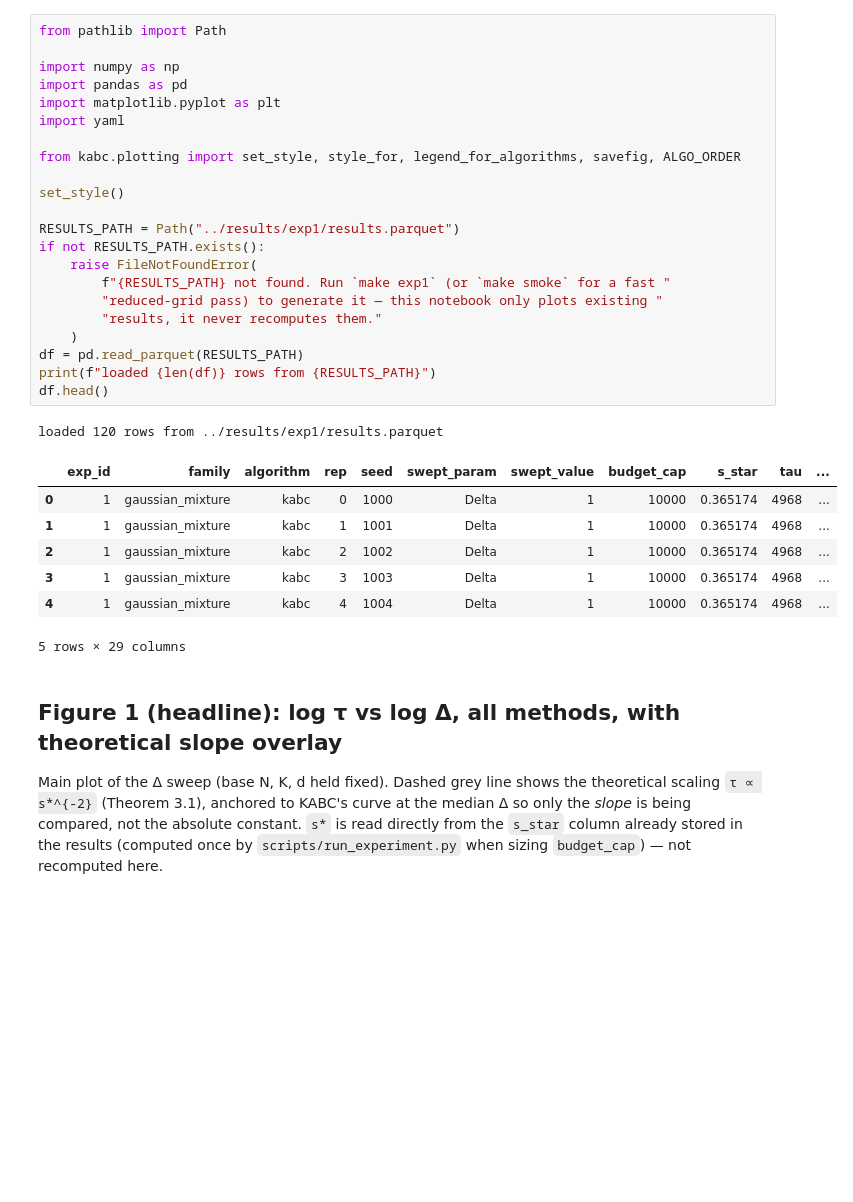
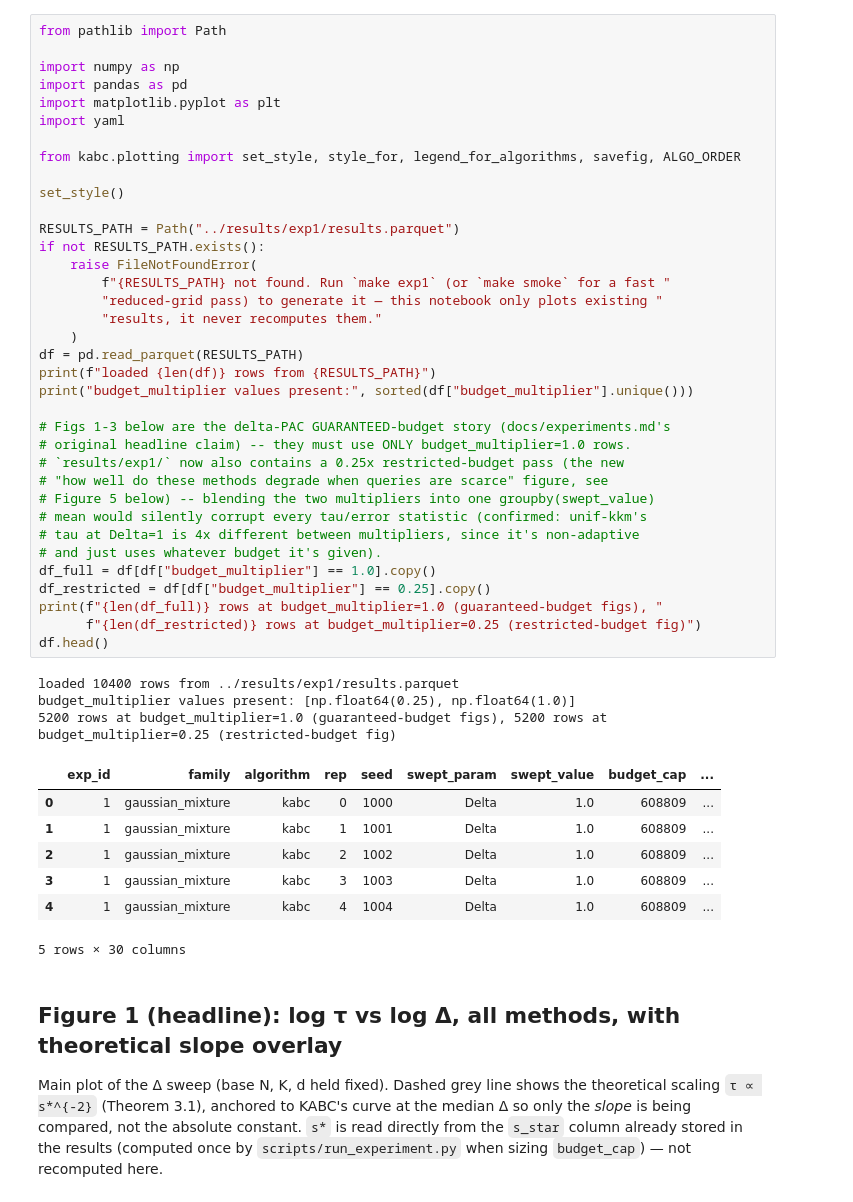
Before and after one commit to gdebarghya/kernel-active-bandit, a Jupyter notebook: notebooks/01_gaussian_mixtures.ipynb, the cells around one changed output. Drawn from its saved outputs; the diff is of its cells as text; blank space fills up the shorter version.

```diff
--- a/notebooks/01_gaussian_mixtures.ipynb
+++ b/notebooks/01_gaussian_mixtures.ipynb
@@ -7,34 +7,50 @@ Figures per `docs/experiments.md`, Experiment 1 “Figures” subsection. This n
 # %%
 from pathlib import Path
 
 import numpy as np
 import pandas as pd
 import matplotlib.pyplot as plt
 import yaml
 
 from kabc.plotting import set_style, style_for, legend_for_algorithms, savefig, ALGO_ORDER
 
 set_style()
 
 RESULTS_PATH = Path("../results/exp1/results.parquet")
 if not RESULTS_PATH.exists():
     raise FileNotFoundError(
         f"{RESULTS_PATH} not found. Run `make exp1` (or `make smoke` for a fast "
         "reduced-grid pass) to generate it — this notebook only plots existing "
         "results, it never recomputes them."
     )
 df = pd.read_parquet(RESULTS_PATH)
 print(f"loaded {len(df)} rows from {RESULTS_PATH}")
+print("budget_multiplier values present:", sorted(df["budget_multiplier"].unique()))
+
+# Figs 1-3 below are the delta-PAC GUARANTEED-budget story (docs/experiments.md's
+# original headline claim) -- they must use ONLY budget_multiplier=1.0 rows.
+# `results/exp1/` now also contains a 0.25x restricted-budget pass (the new
+# "how well do these methods degrade when queries are scarce" figure, see
+# Figure 5 below) -- blending the two multipliers into one groupby(swept_value)
+# mean would silently corrupt every tau/error statistic (confirmed: unif-kkm's
+# tau at Delta=1 is 4x different between multipliers, since it's non-adaptive
+# and just uses whatever budget it's given).
+df_full = df[df["budget_multiplier"] == 1.0].copy()
+df_restricted = df[df["budget_multiplier"] == 0.25].copy()
+print(f"{len(df_full)} rows at budget_multiplier=1.0 (guaranteed-budget figs), "
+      f"{len(df_restricted)} rows at budget_multiplier=0.25 (restricted-budget fig)")
 df.head()
 # %% [output]
-loaded 120 rows from ../results/exp1/results.parquet
+loaded 10400 rows from ../results/exp1/results.parquet
+budget_multiplier values present: [np.float64(0.25), np.float64(1.0)]
+5200 rows at budget_multiplier=1.0 (guaranteed-budget figs), 5200 rows at budget_multiplier=0.25 (restricted-budget fig)
-|  | exp_id | family | algorithm | rep | seed | swept_param | swept_value | budget_cap | s_star | tau | ... |
-| 0 | 1 | gaussian_mixture | kabc | 0 | 1000 | Delta | 1 | 10000 | 0.365174 | 4968 | ... |
-| 1 | 1 | gaussian_mixture | kabc | 1 | 1001 | Delta | 1 | 10000 | 0.365174 | 4968 | ... |
-| 2 | 1 | gaussian_mixture | kabc | 2 | 1002 | Delta | 1 | 10000 | 0.365174 | 4968 | ... |
-| 3 | 1 | gaussian_mixture | kabc | 3 | 1003 | Delta | 1 | 10000 | 0.365174 | 4968 | ... |
-| 4 | 1 | gaussian_mixture | kabc | 4 | 1004 | Delta | 1 | 10000 | 0.365174 | 4968 | ... |
+|  | exp_id | family | algorithm | rep | seed | swept_param | swept_value | budget_cap | ... |
+| 0 | 1 | gaussian_mixture | kabc | 0 | 1000 | Delta | 1.0 | 608809 | ... |
+| 1 | 1 | gaussian_mixture | kabc | 1 | 1001 | Delta | 1.0 | 608809 | ... |
+| 2 | 1 | gaussian_mixture | kabc | 2 | 1002 | Delta | 1.0 | 608809 | ... |
+| 3 | 1 | gaussian_mixture | kabc | 3 | 1003 | Delta | 1.0 | 608809 | ... |
+| 4 | 1 | gaussian_mixture | kabc | 4 | 1004 | Delta | 1.0 | 608809 | ... |
-5 rows × 29 columns
+5 rows × 30 columns
 # %% [markdown]
 ## Figure 1 (headline): log τ vs log Δ, all methods, with theoretical slope overlay
 
```
Also changed, not shown: parts of 13 cells of this notebook, 12 other files.
